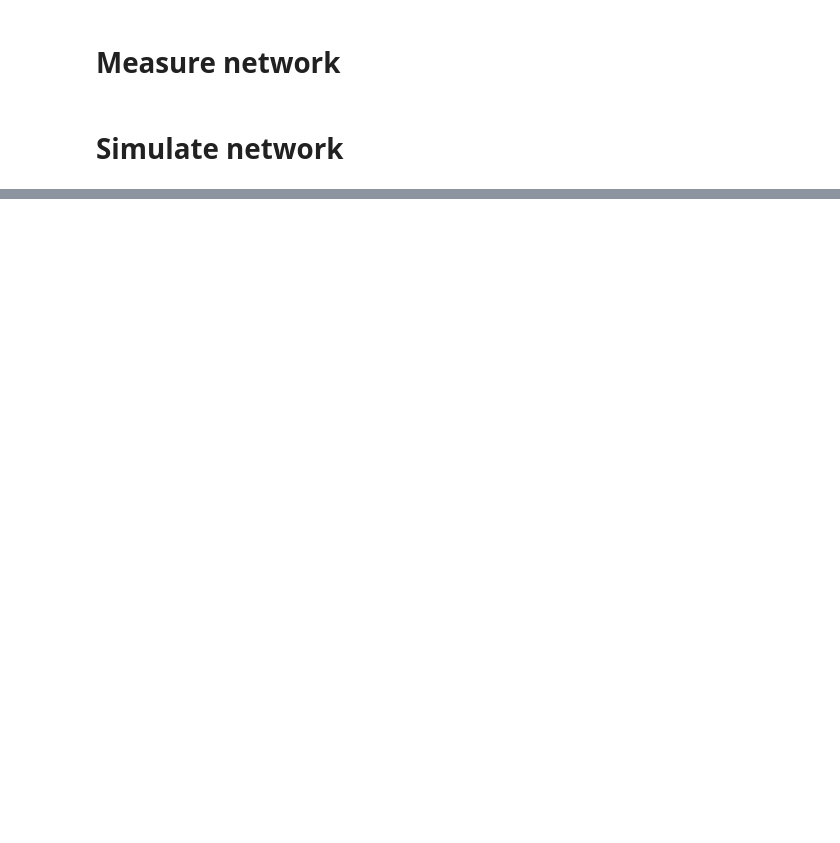
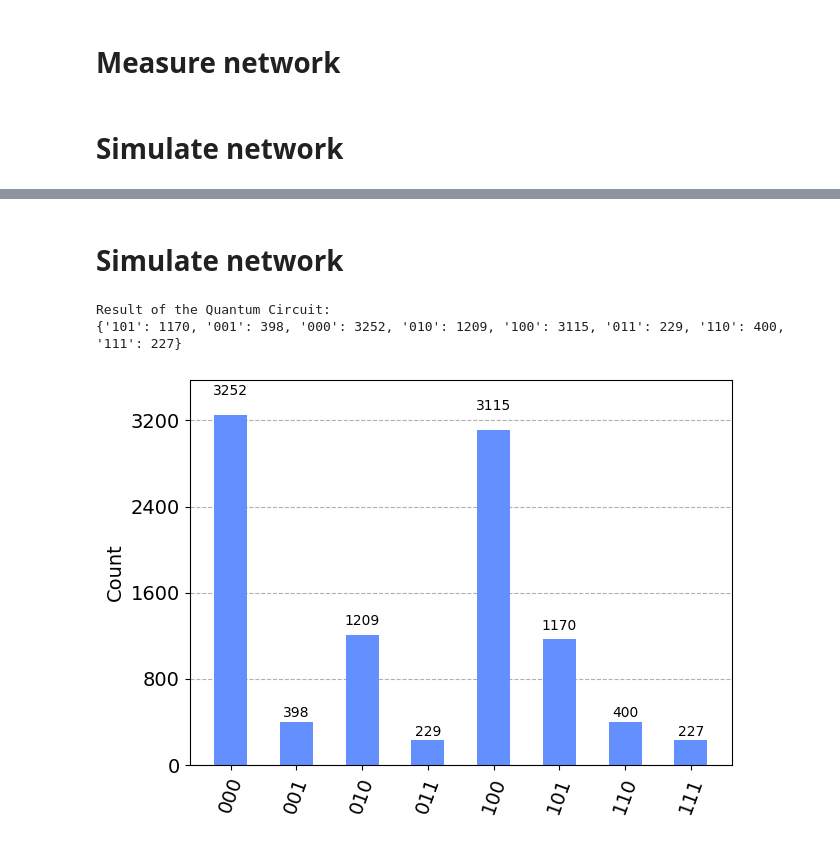
Before and after one commit to proeseler/Quantum-Computing, a Jupyter notebook: QBayesianNet.ipynb, the cells around one changed output, grey strips where cells are left out. Cells and saved outputs as stored; diff of their text form; code cells hidden in the pictures; blank space fills up the shorter version.

```diff
--- a/QBayesianNet.ipynb
+++ b/QBayesianNet.ipynb
@@ -64,0 +128,20 @@ Result of the Quantum Circuit:
+# %%
+# Measure both qubits
+qc.measure_all()
+# %% [markdown]
+# Simulate network
+# %%
+# Simulate the circuit
+simulator = Aer.get_backend('aer_simulator')
+compiled_circuit = transpile(qc, simulator)
+result = simulator.run(compiled_circuit, shots=10000).result()
+counts = result.get_counts(qc)
+
+# Display the results
+print("Result of the Quantum Circuit:")
+print(counts)
+plot_histogram(counts)
+# %% [output]
+Result of the Quantum Circuit:
+{'101': 1170, '001': 398, '000': 3252, '010': 1209, '100': 3115, '011': 229, '110': 400, '111': 227}
+[figure, added]
```
Also changed, not shown: parts of 13 cells of this notebook, 1 other file.
